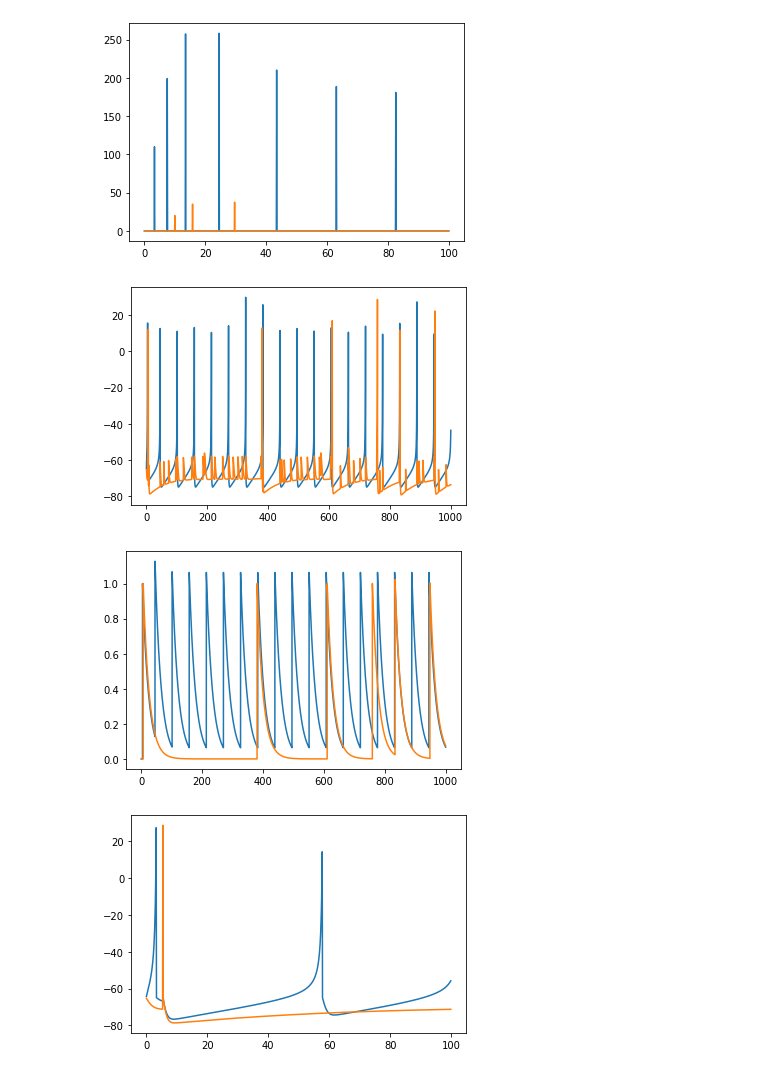
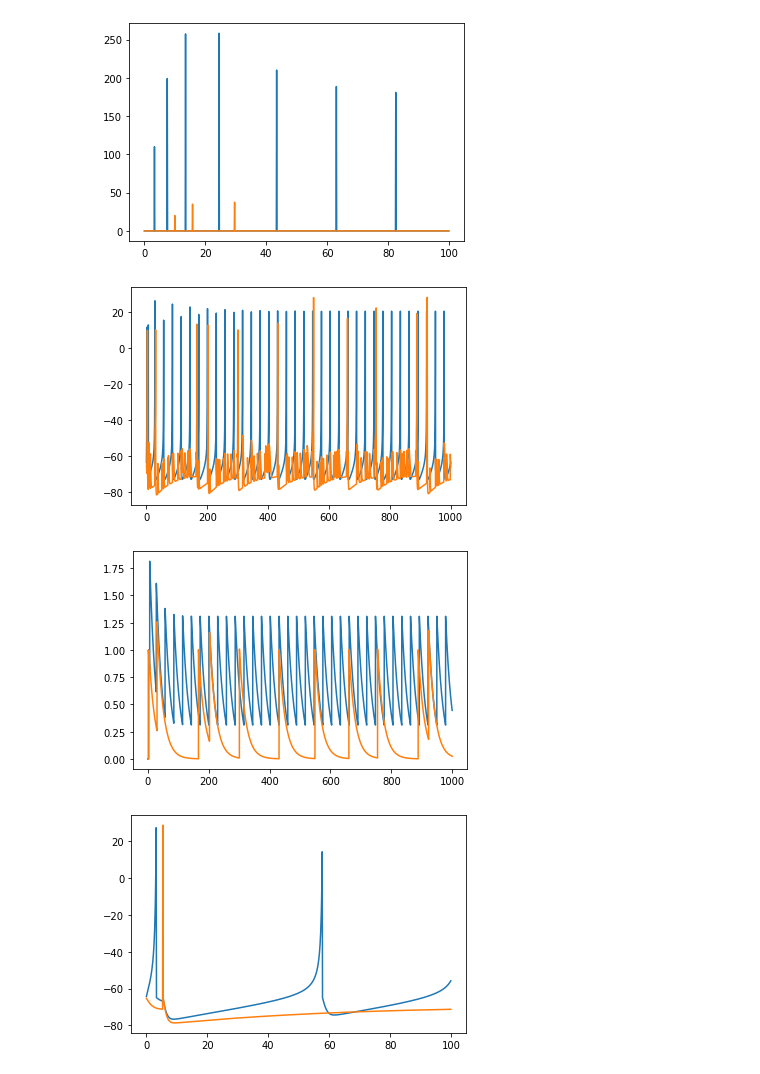
Before and after one commit to iamkg0/SNN_Izhikevich, a Jupyter notebook: test.ipynb, the cells around one changed output. Drawn from its saved outputs; the diff is of its cells as text; code cells hidden in the pictures.

```diff
--- a/test.ipynb
+++ b/test.ipynb
@@ -35,39 +35,39 @@ plt.show()
 [figure]
 # %%
 lr=1e-3
-signal = np.array([5,6,7,8])
+signal = np.array([5,6,7,8])*2
 out_layer = Output_layer(num_exc=1, learning_rate=lr)
 in_layer = Input_layer(out_layer, num_exc=len(signal), learning_rate=lr)
 in_layer.make_connections()
 in_layer.accept_signal(signal)
 
 target=0
 time = 1000
 voltin = []
 imin = []
 voltout = []
 imout = []
 
 for i in range(int(time//.1)+1):
     in_layer.transmit_current()
     impulse, voltage = out_layer.simulation(target, 0)
     voltin.append(in_layer[-1].v)
     imin.append(in_layer[-1].impulse)
     voltout.append(voltage)
     imout.append(out_layer[0].impulse)
     out_layer.drop_impulse()
 
 x_axis = np.arange(len(imout)) * .1
 fig = plt.figure()
 plt.plot(x_axis, voltin)
 plt.plot(x_axis, voltout)
 plt.show()
 plt.plot(x_axis, imin)
 plt.plot(x_axis, imout)
 plt.show()
 # %% [output]
-[figure, old version]
+[figure, new version]
-[figure, old version]
+[figure, new version]
 # %%
 np.random.seed(42)
 signal = np.arange(100)*.1
```
Also changed, not shown: 2 other files.
